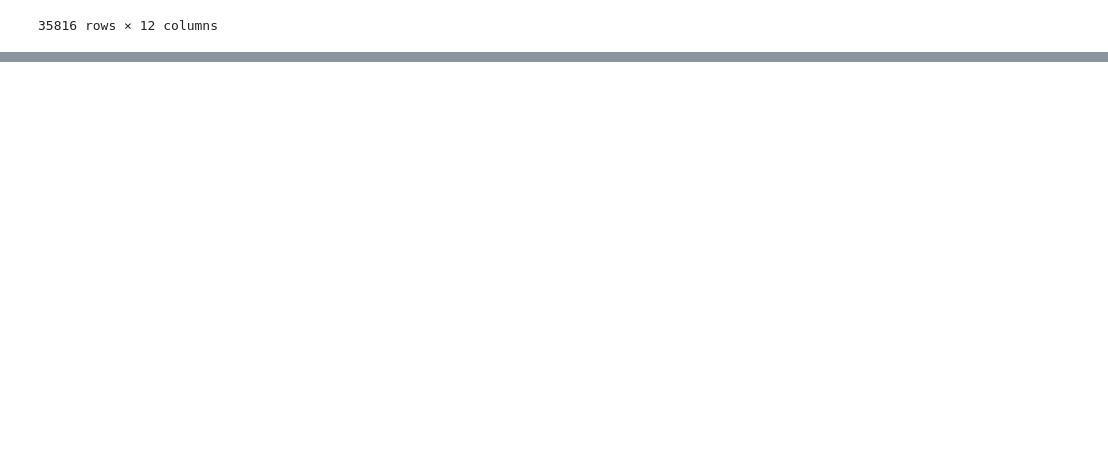
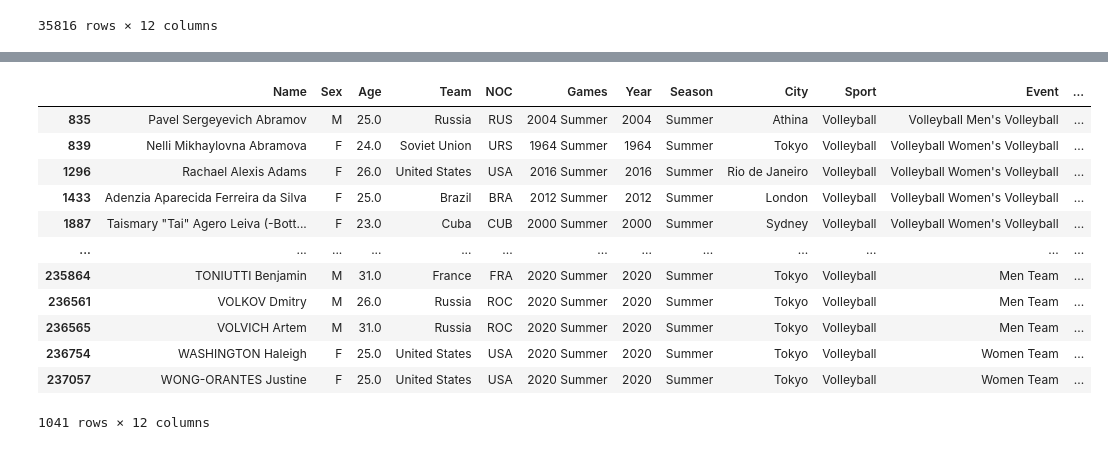
Before and after one commit to HackyFun/Paris_Olympic_2024, a Jupyter notebook: olympicdata.ipynb, the cells around one changed output, grey strips where cells are left out. Saved outputs shown, nothing was run; the diff lists cells and outputs as text; code cells hidden in the pictures; blank space fills up the shorter version.

```diff
--- a/olympicdata.ipynb
+++ b/olympicdata.ipynb
@@ -267,0 +469,17 @@ summer
+# %%
+volleyball = summer[summer['Sport'] == 'Volleyball']
+volleyball
+# %% [output]
+|  | Name | Sex | Age | Team | NOC | Games | Year | Season | City | Sport | Event | ... |
+| 835 | Pavel Sergeyevich Abramov | M | 25.0 | Russia | RUS | 2004 Summer | 2004 | Summer | Athina | Volleyball | Volleyball Men's Volleyball | ... |
+| 839 | Nelli Mikhaylovna Abramova | F | 24.0 | Soviet Union | URS | 1964 Summer | 1964 | Summer | Tokyo | Volleyball | Volleyball Women's Volleyball | ... |
+| 1296 | Rachael Alexis Adams | F | 26.0 | United States | USA | 2016 Summer | 2016 | Summer | Rio de Janeiro | Volleyball | Volleyball Women's Volleyball | ... |
+| 1433 | Adenzia Aparecida Ferreira da Silva | F | 25.0 | Brazil | BRA | 2012 Summer | 2012 | Summer | London | Volleyball | Volleyball Women's Volleyball | ... |
+| 1887 | Taismary "Tai" Agero Leiva (-Bott... | F | 23.0 | Cuba | CUB | 2000 Summer | 2000 | Summer | Sydney | Volleyball | Volleyball Women's Volleyball | ... |
+| ... | ... | ... | ... | ... | ... | ... | ... | ... | ... | ... | ... | ... |
+| 235864 | TONIUTTI Benjamin | M | 31.0 | France | FRA | 2020 Summer | 2020 | Summer | Tokyo | Volleyball | Men Team | ... |
+| 236561 | VOLKOV Dmitry | M | 26.0 | Russia | ROC | 2020 Summer | 2020 | Summer | Tokyo | Volleyball | Men Team | ... |
+| 236565 | VOLVICH Artem | M | 31.0 | Russia | ROC | 2020 Summer | 2020 | Summer | Tokyo | Volleyball | Men Team | ... |
+| 236754 | WASHINGTON Haleigh | F | 25.0 | United States | USA | 2020 Summer | 2020 | Summer | Tokyo | Volleyball | Women Team | ... |
+| 237057 | WONG-ORANTES Justine | F | 25.0 | United States | USA | 2020 Summer | 2020 | Summer | Tokyo | Volleyball | Women Team | ... |
+1041 rows × 12 columns
```
Also changed, not shown: parts of 16 cells of this notebook.
